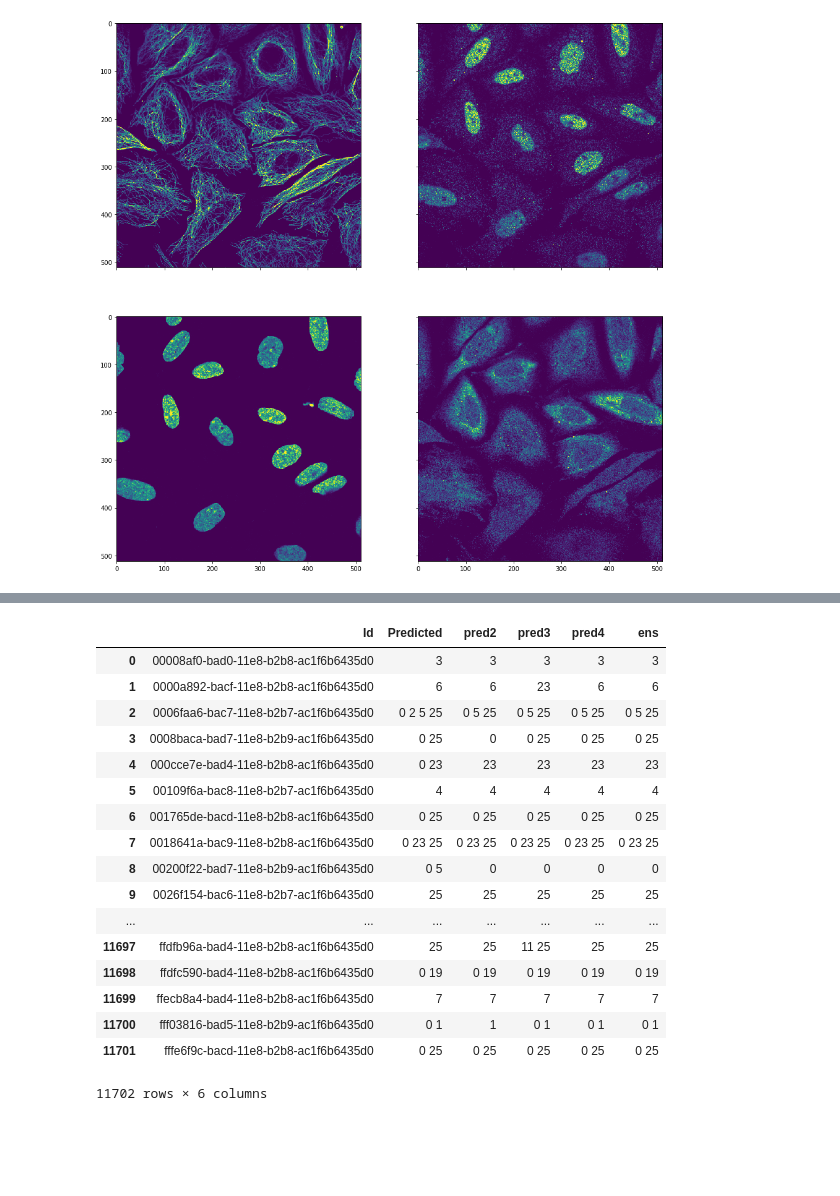
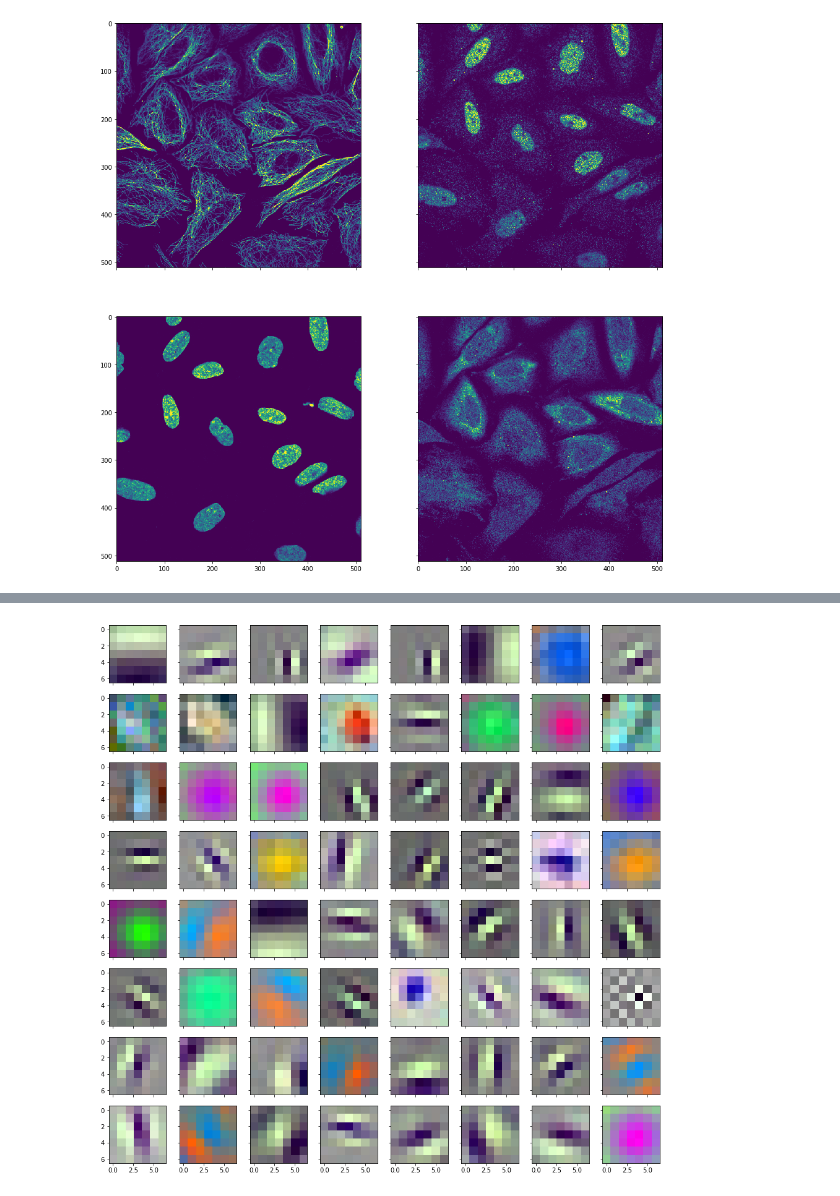
Before and after one commit to sanch7/Human-Protein-Atlas, a Jupyter notebook: scratchpad.ipynb, the cells around one changed output, grey strips where cells are left out. Saved outputs shown, nothing was run; the diff lists cells and outputs as text; code cells hidden in the pictures; blank space fills up the shorter version.

Commit message:
pretrained

```diff
--- a/scratchpad.ipynb
+++ b/scratchpad.ipynb
@@ -160,21 +41,2 @@ df['ens'] = pd.read_csv('./subm/subm_ensemble_2018-11-18_02:54:11.csv')['Predict
-# %%
-df
-# %% [output]
-|  | Id | Predicted | pred2 | pred3 | pred4 | ens |
-| 0 | 00008af0-bad0-11e8-b2b8-ac1f6b6435d0 | 3 | 3 | 3 | 3 | 3 |
-| 1 | 0000a892-bacf-11e8-b2b8-ac1f6b6435d0 | 6 | 6 | 23 | 6 | 6 |
-| 2 | 0006faa6-bac7-11e8-b2b7-ac1f6b6435d0 | 0 2 5 25 | 0 5 25 | 0 5 25 | 0 5 25 | 0 5 25 |
-| 3 | 0008baca-bad7-11e8-b2b9-ac1f6b6435d0 | 0 25 | 0 | 0 25 | 0 25 | 0 25 |
-| 4 | 000cce7e-bad4-11e8-b2b8-ac1f6b6435d0 | 0 23 | 23 | 23 | 23 | 23 |
-| 5 | 00109f6a-bac8-11e8-b2b7-ac1f6b6435d0 | 4 | 4 | 4 | 4 | 4 |
-| 6 | 001765de-bacd-11e8-b2b8-ac1f6b6435d0 | 0 25 | 0 25 | 0 25 | 0 25 | 0 25 |
-| 7 | 0018641a-bac9-11e8-b2b8-ac1f6b6435d0 | 0 23 25 | 0 23 25 | 0 23 25 | 0 23 25 | 0 23 25 |
-| 8 | 00200f22-bad7-11e8-b2b9-ac1f6b6435d0 | 0 5 | 0 | 0 | 0 | 0 |
-| 9 | 0026f154-bac6-11e8-b2b7-ac1f6b6435d0 | 25 | 25 | 25 | 25 | 25 |
-| ... | ... | ... | ... | ... | ... | ... |
-| 11697 | ffdfb96a-bad4-11e8-b2b8-ac1f6b6435d0 | 25 | 25 | 11 25 | 25 | 25 |
-| 11698 | ffdfc590-bad4-11e8-b2b8-ac1f6b6435d0 | 0 19 | 0 19 | 0 19 | 0 19 | 0 19 |
-| 11699 | ffecb8a4-bad4-11e8-b2b8-ac1f6b6435d0 | 7 | 7 | 7 | 7 | 7 |
-| 11700 | fff03816-bad5-11e8-b2b9-ac1f6b6435d0 | 0 1 | 1 | 0 1 | 0 1 | 0 1 |
-| 11701 | fffe6f9c-bacd-11e8-b2b8-ac1f6b6435d0 | 0 25 | 0 25 | 0 25 | 0 25 | 0 25 |
-11702 rows × 6 columns
+# %%
+dn = torchvision.models.densenet121(pretrained=True)
@@ -180,0 +45,9 @@ df
+# %%
+_, axes = plt.subplots(8, 8, sharex='col', sharey='row', figsize=(16, 16))
+for i, k in enumerate(dn.features.conv0.weight.data):
+    k = k.permute(1, 2, 0).numpy()
+    k -= k.min()
+    k /= k.max()
+    axes[i // 8, i % 8].imshow(k)
+# %% [output]
+[figure, added]
```
Also changed, not shown: parts of 31 cells of this notebook, 5 other files.
